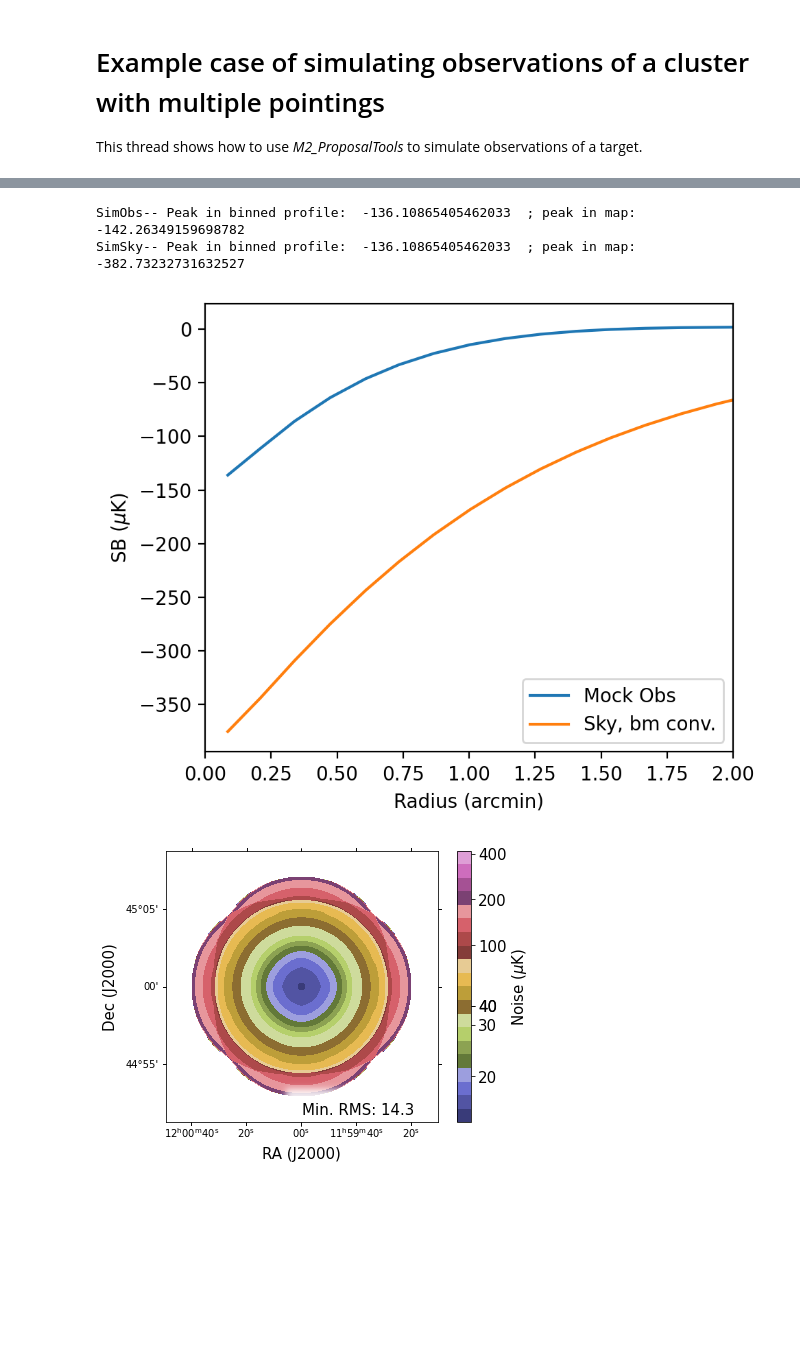
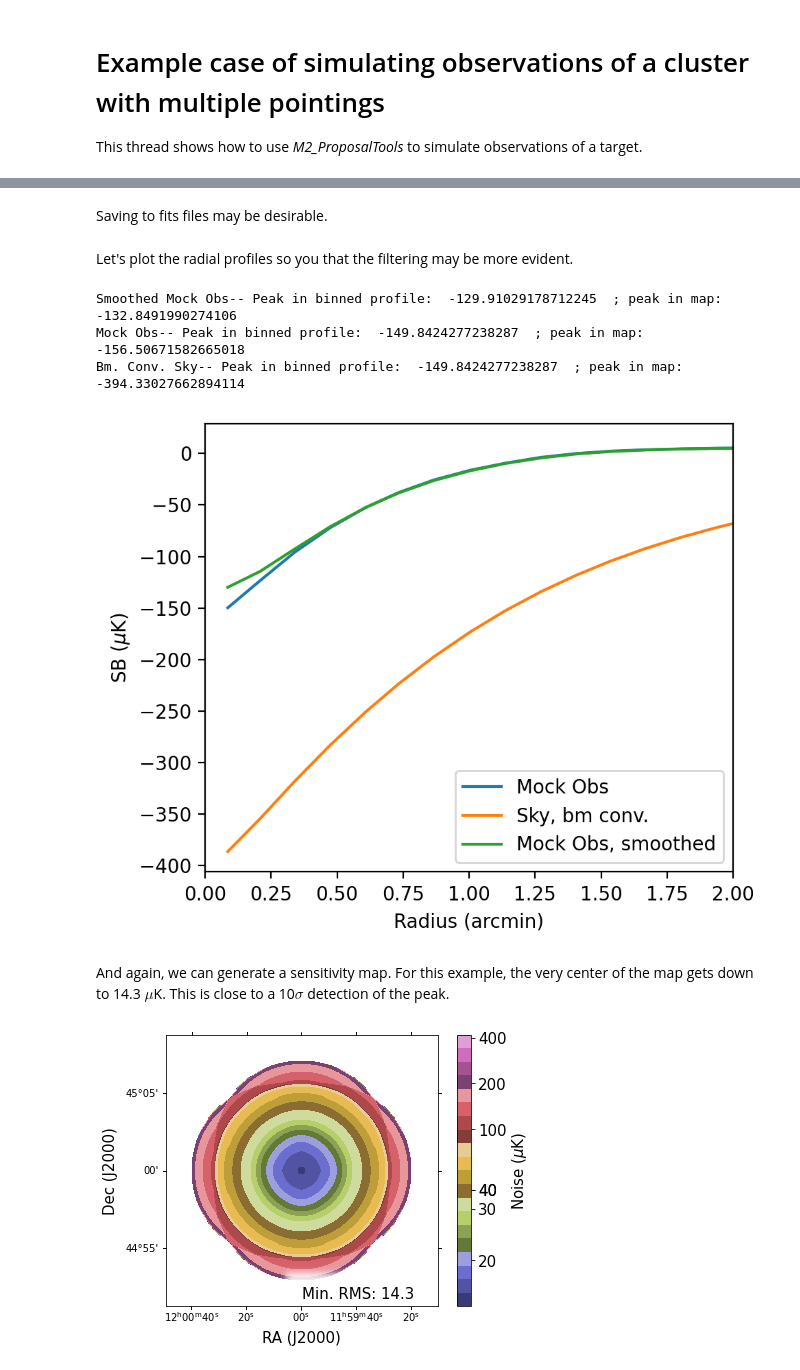
Before and after one commit to CharlesERomero/M2_TJ, a Jupyter notebook: docs/source/Leightweight_SimObs_A10.ipynb, the cells around one changed output, grey strips where cells are left out. Saved outputs shown, nothing was run; the diff lists cells and outputs as text; code cells hidden in the pictures; blank space fills up the shorter version.

```diff
--- a/docs/source/Leightweight_SimObs_A10.ipynb
+++ b/docs/source/Leightweight_SimObs_A10.ipynb
@@ -14,2 +16,2 @@ import M2_ProposalTools.ModelFitting as MF
 # %%
-outdir="/home/data/MUSTANG2/SimulatedObservations/QuickAndDirty/"
+outdir="/home/data/MUSTANG2/SimulatedObservations/LightWeight/"
@@ -25,0 +40,2 @@ offsets  = [1.5,0]
+# %%
+SkyHDU  = WH.make_A10_hdu(z,M500,pixsize,Dist=True,beamConvolve=True,conv2uK=True,center=[180,45.0],nR500=3.0)
@@ -26,2 +44,2 @@ offsets  = [1.5,0]
 # %%
-FilterHDU,SmoothHDU,SkyHDU = WH.lightweight_simobs_A10(z,M500,conv2uK=True,pixsize=pixsize,ptgs=ptgs,sizes=sizes,times=times,offsets=offsets,Dist=True)
+FilterHDU,SmoothHDU = WH.lightweight_simobs_hdu(SkyHDU,ptgs=ptgs,sizes=sizes,times=times,offsets=offsets,center=None)
@@ -46,2 +57,2 @@ SkyHDU.writeto(outdir+filename3,overwrite=True)
-# %%
-SkyHDU[0].data *= -3.3e6 # Run once
+# %% [markdown]
+Saving to fits files may be desirable.
@@ -48,10 +67,15 @@ SkyHDU[0].data *= -3.3e6 # Run once
+# %% [markdown]
+Let's plot the radial profiles so you that the filtering may be more evident.
 # %%
 SBfn = "SimulatedObs_SBprofiles_"+InputStr+".png"
-MF.plot_SB_profiles(FilterHDU,SkyHDU,outdir,SBfn,prntPk=True)
+MF.plot_SB_profiles(FilterHDU,SkyHDU,outdir,SBfn,prntPk=True,addHDU=SmoothHDU,addLabel="Mock Obs, smoothed")
 # %% [output]
-SimObs-- Peak in binned profile:  -136.10865405462033  ; peak in map:  -142.26349159698782
-SimSky-- Peak in binned profile:  -136.10865405462033  ; peak in map:  -382.73232731632527
+Smoothed Mock Obs-- Peak in binned profile:  -129.91029178712245  ; peak in map:  -132.8491990274106
+Mock Obs-- Peak in binned profile:  -149.8424277238287  ; peak in map:  -156.50671582665018
+Bm. Conv. Sky-- Peak in binned profile:  -149.8424277238287  ; peak in map:  -394.33027662894114
-[figure, old version]
+[figure, new version]
+# %% [markdown]
+And again, we can generate a sensitivity map. For this example, the very center of the map gets down to 14.3 $\mu$K. This is close to a 10$\sigma$ detection of the peak.
 # %%
 pngname  = "SimulatedObservations_"+InputStr+"_RMSimage.png"
 vmin     = 12.5  # uK
```
Also changed, not shown: parts of 11 cells of this notebook, 13 other files.
